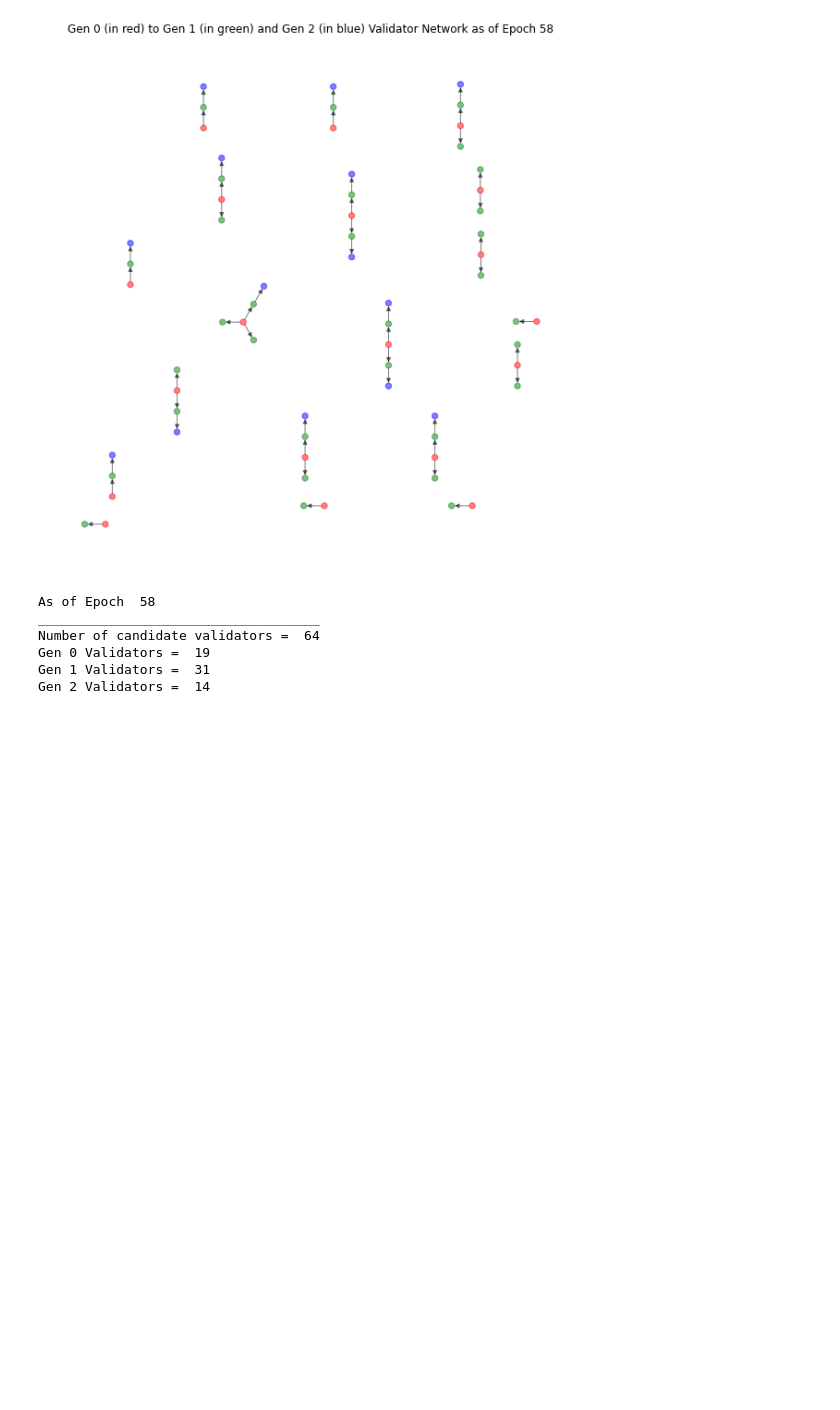
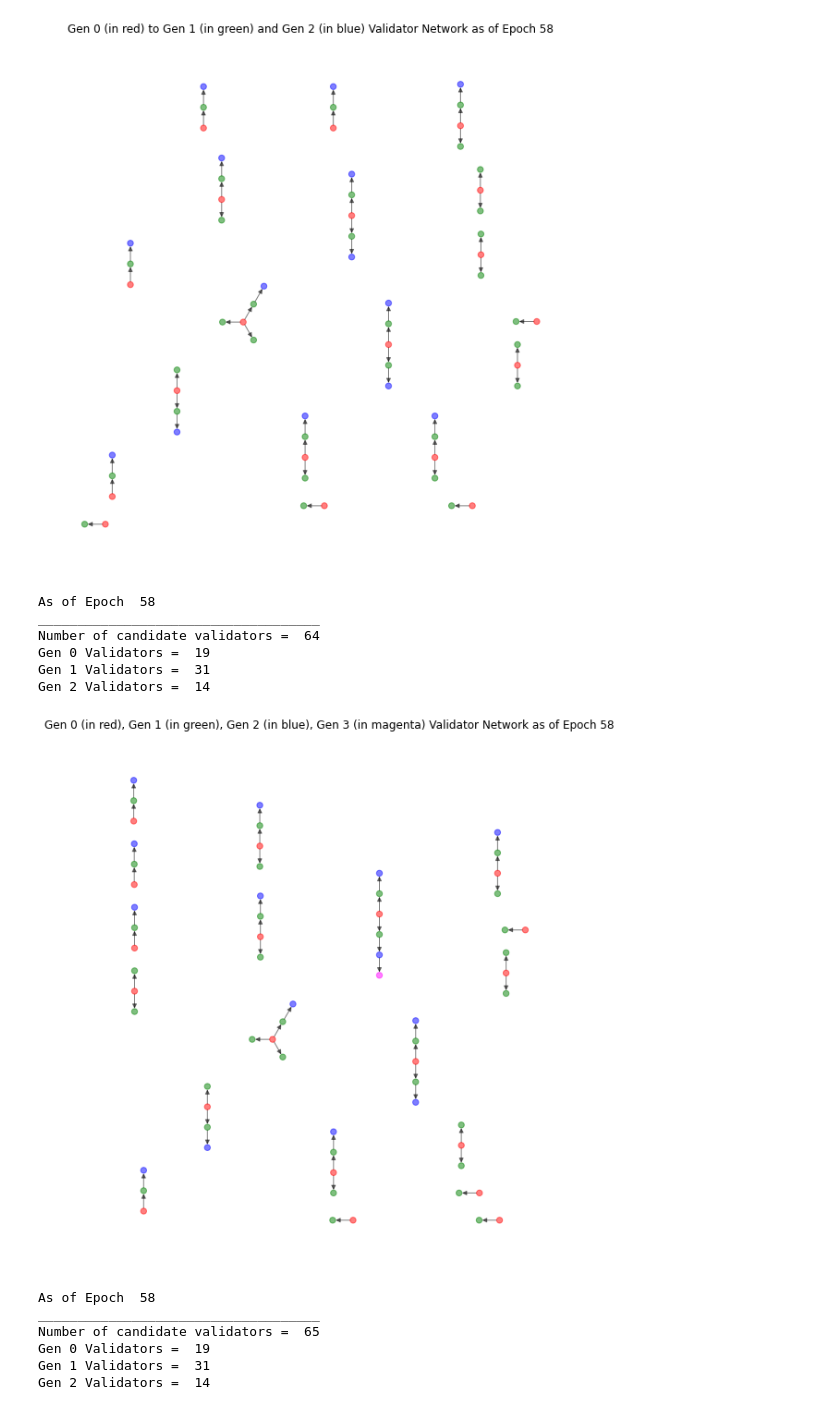
Before and after one commit to matttyb80/ol-analytical-research, a Jupyter notebook: validator_network_full.ipynb, the cells around one changed output. Cells and saved outputs as stored; diff of their text form; code cells hidden in the pictures; blank space fills up the shorter version.

Commit message:
added 3rd generation

```diff
--- a/validator_network_full.ipynb
+++ b/validator_network_full.ipynb
@@ -341,0 +321,2 @@ print(C_2.nodes['97a31d6d14fc8024a34b1630e9c4f638'])
+# %%
+gen_2_tree = get_permission_tree(gen2_list)
@@ -348,0 +330,14 @@ print(C.nodes)
+# %%
+C_3 = nx.DiGraph()
+# gen3_list = []
+
+for n, d in C_2.nodes(data=True):
+    C_3.add_node(n, data=True)
+    for keys, values in gen_2_tree.items():
+        if n == keys and values['children']:
+            print(values['children'])
+
+            C_3.add_node(n,data=True)
+            for child in values['children']:
+                C_3.add_node(child['address'], epoch_onboarded= child['epoch_onboarded'], generation = 3)
+                C_3.add_edge(n,child['address'])
@@ -349,3 +346,5 @@ print(C.nodes)
+# %%
+H_3 = nx.compose(H_2,C_3)
 # %%
 # for node in H:
 #     if 'children' in H.nodes[node]:
@@ -411,3 +410,30 @@ Number of candidate validators =  64
 Gen 0 Validators =  19
 Gen 1 Validators =  31
 Gen 2 Validators =  14
+# %%
+color_map = ['red' if H_3.nodes[node]['epoch_onboarded'] == 0 else 'green' if H_3.nodes[node]['generation'] ==1 else 'blue' if H_3.nodes[node]['generation'] ==2 else 'magenta' for node in H_3]
+# color_map = ['red' if H_2.nodes[node]['epoch_onboarded'] == 0 else 'blue' for node in H_2]
+
+pos = nx.nx_agraph.graphviz_layout(H_3, prog="twopi", args="")
+plt.figure(figsize=(8, 8))
+nx.draw(H_3, pos, node_size=40, alpha=0.5, node_color=color_map, with_labels=False)
+plt.axis("equal")
+plt.title('Gen 0 (in red), Gen 1 (in green), Gen 2 (in blue), Gen 3 (in magenta) Validator Network as of Epoch ' + str(current_epoch))
+plt.savefig("validatorset_" + str(current_epoch) + ".png", bbox_inches='tight')
+plt.show()
+# %% [output]
+[figure, added]
+# %%
+print('As of Epoch ', current_epoch)
+print("____________________________________")
+print('Number of candidate validators = ',len(H_3))
+print('Gen 0 Validators = ', color_map.count('red'))
+print('Gen 1 Validators = ', color_map.count('green'))
+print('Gen 2 Validators = ', color_map.count('blue'))
+# %% [output]
+As of Epoch  58
+____________________________________
+Number of candidate validators =  65
+Gen 0 Validators =  19
+Gen 1 Validators =  31
+Gen 2 Validators =  14
```
Also changed, not shown: parts of 6 cells of this notebook, 1 other file.
